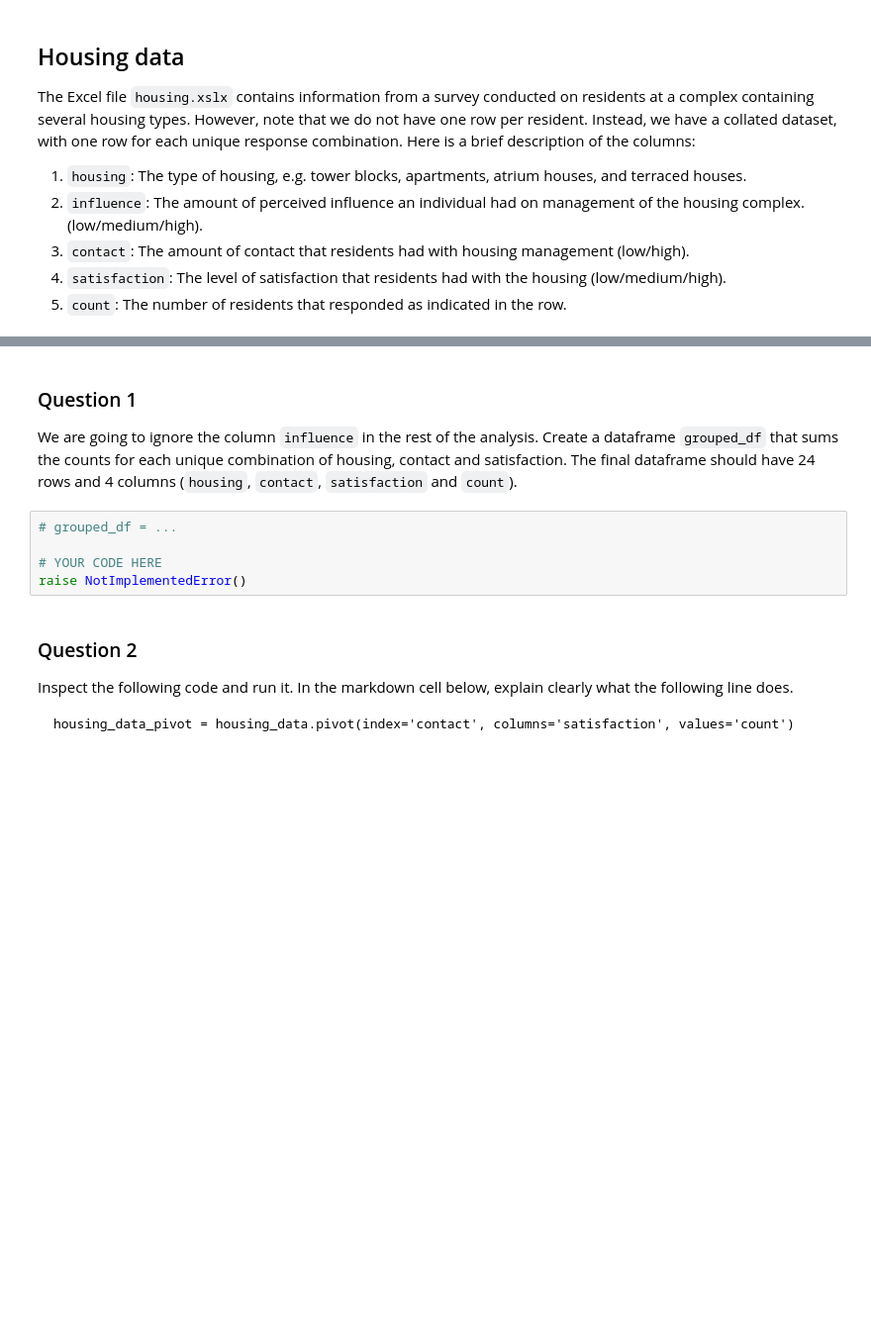
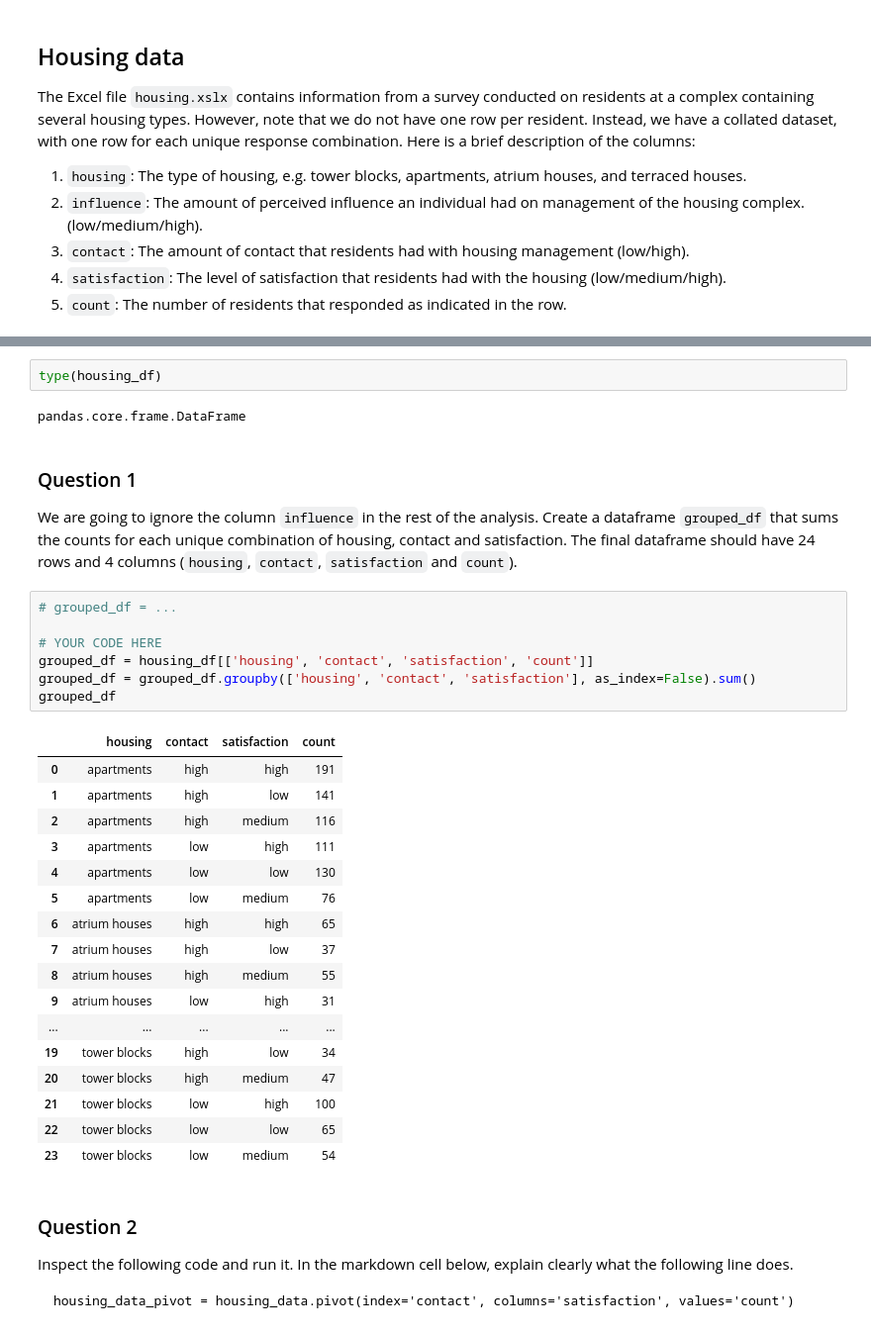
Before and after one commit to jhqiu21/ST2137, a Jupyter notebook: Assignment/A1/assignment_01_2420.ipynb, the cells around one changed output, grey strips where cells are left out. Shown: that part at 99% size. Cells and saved outputs as stored; diff of their text form; blank space fills up the shorter version.

```diff
--- a/Assignment/A1/assignment_01_2420.ipynb
+++ b/Assignment/A1/assignment_01_2420.ipynb
@@ -30,3 +28,7 @@ ImportError: Missing optional dependency 'openpyxl'.  Use pip or conda to instal
+# %%
+type(housing_df)
+# %% [output]
+pandas.core.frame.DataFrame
 # %% [markdown]
 ### Question 1
 
@@ -34,8 +36,28 @@ We are going to ignore the column `influence` in the rest of the analysis. Creat
 # %%
 # grouped_df = ...
 
 # YOUR CODE HERE
-raise NotImplementedError()
+grouped_df = housing_df[['housing', 'contact', 'satisfaction', 'count']]
+grouped_df = grouped_df.groupby(['housing', 'contact', 'satisfaction'], as_index=False).sum()
+grouped_df
+# %% [output]
+|  | housing | contact | satisfaction | count |
+| 0 | apartments | high | high | 191 |
+| 1 | apartments | high | low | 141 |
+| 2 | apartments | high | medium | 116 |
+| 3 | apartments | low | high | 111 |
+| 4 | apartments | low | low | 130 |
+| 5 | apartments | low | medium | 76 |
+| 6 | atrium houses | high | high | 65 |
+| 7 | atrium houses | high | low | 37 |
+| 8 | atrium houses | high | medium | 55 |
+| 9 | atrium houses | low | high | 31 |
+| ... | ... | ... | ... | ... |
+| 19 | tower blocks | high | low | 34 |
+| 20 | tower blocks | high | medium | 47 |
+| 21 | tower blocks | low | high | 100 |
+| 22 | tower blocks | low | low | 65 |
+| 23 | tower blocks | low | medium | 54 |
 # %% [markdown]
 ### Question 2
 
```
Also changed, not shown: parts of 6 cells of this notebook, 3 other files.
